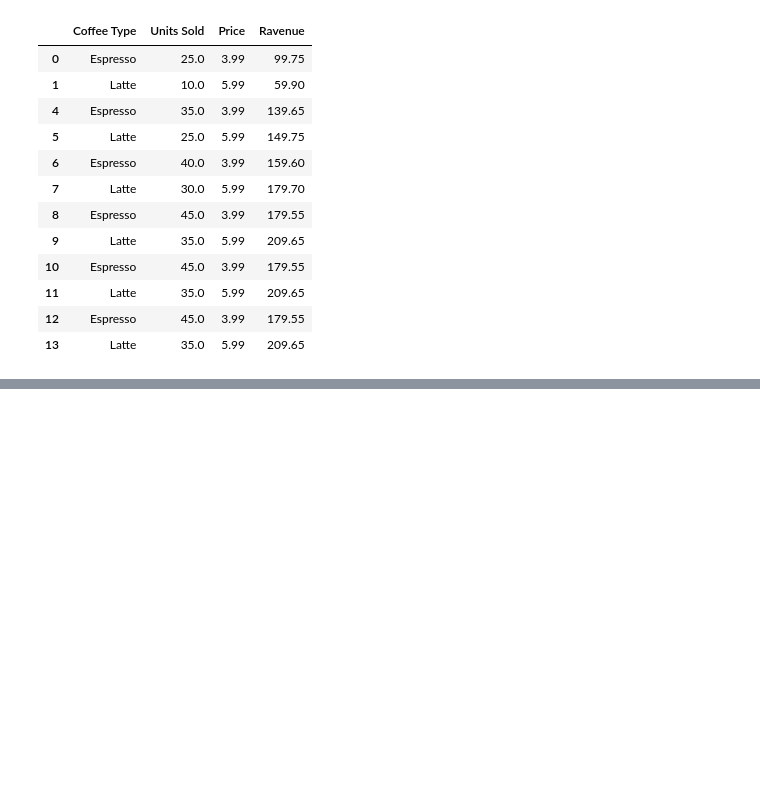
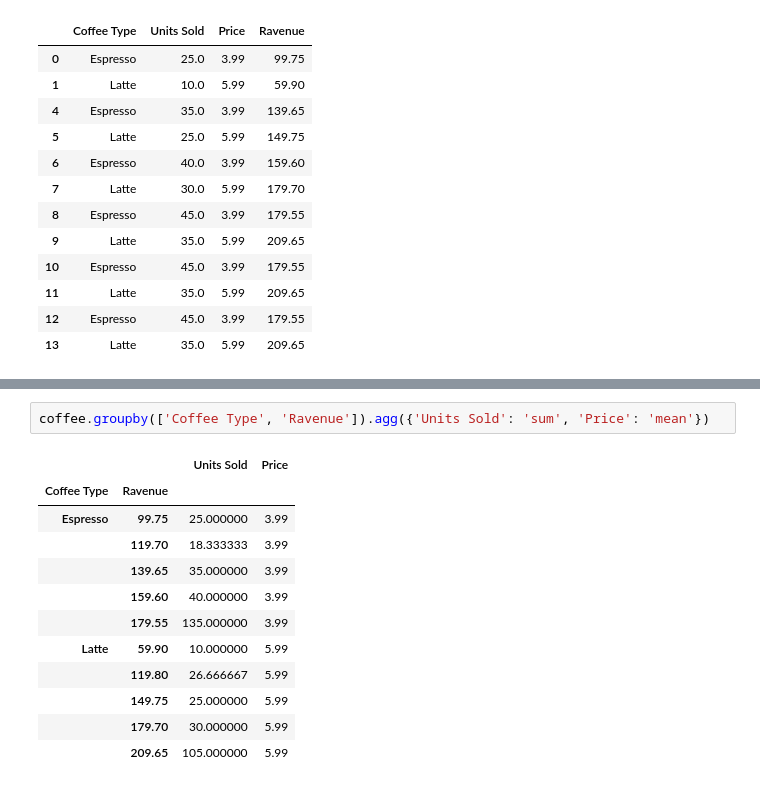
Before and after one commit to Anjasfedo/data-analysis, a Jupyter notebook: Pandas.ipynb, the cells around one changed output, grey strips where cells are left out. Cells and saved outputs as stored; diff of their text form; blank space fills up the shorter version.

```diff
--- a/Pandas.ipynb
+++ b/Pandas.ipynb
@@ -1205,0 +1333,15 @@ coffee[coffee['Units Sold'].notna()]
+# %%
+coffee.groupby(['Coffee Type', 'Ravenue']).agg({'Units Sold': 'sum', 'Price': 'mean'})
+# %% [output]
+|  |  | Units Sold | Price |
+| Coffee Type | Ravenue |  |  |
+| Espresso | 99.75 | 25.000000 | 3.99 |
+|  | 119.70 | 18.333333 | 3.99 |
+|  | 139.65 | 35.000000 | 3.99 |
+|  | 159.60 | 40.000000 | 3.99 |
+|  | 179.55 | 135.000000 | 3.99 |
+| Latte | 59.90 | 10.000000 | 5.99 |
+|  | 119.80 | 26.666667 | 5.99 |
+|  | 149.75 | 25.000000 | 5.99 |
+|  | 179.70 | 30.000000 | 5.99 |
+|  | 209.65 | 105.000000 | 5.99 |
```
Also changed, not shown: parts of 18 cells of this notebook.
